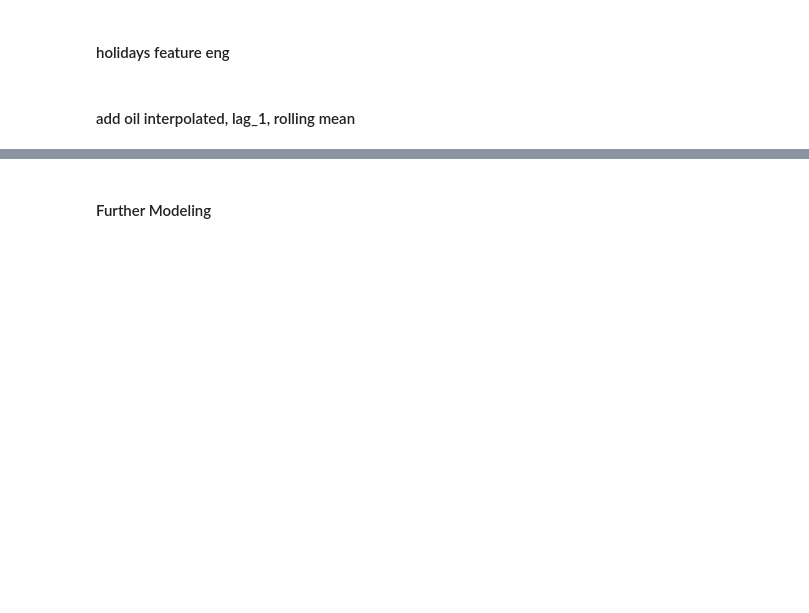
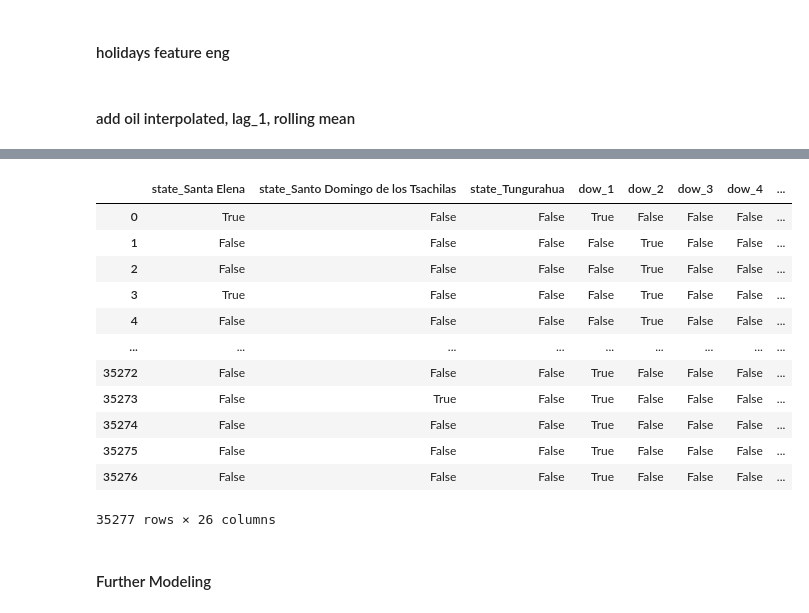
Before and after one commit to coryleroy1/Store-Sales, a Jupyter notebook: Feature Engineering/Feature Engineering.ipynb, the cells around one changed output, grey strips where cells are left out. Cells and saved outputs as stored; diff of their text form; code cells hidden in the pictures; blank space fills up the shorter version.

```diff
--- a/Feature Engineering/Feature Engineering.ipynb
+++ b/Feature Engineering/Feature Engineering.ipynb
@@ -186,3 +227,19 @@ aggregated_df_ols_dummies = add_lag_rolling(aggregated_df_ols_dummies)
+# %%
+aggregated_df_ols_dummies.iloc[:, 140:]
+# %% [output]
+|  | state_Santa Elena | state_Santo Domingo de los Tsachilas | state_Tungurahua | dow_1 | dow_2 | dow_3 | dow_4 | ... |
+| 0 | True | False | False | True | False | False | False | ... |
+| 1 | False | False | False | False | True | False | False | ... |
+| 2 | False | False | False | False | True | False | False | ... |
+| 3 | True | False | False | False | True | False | False | ... |
+| 4 | False | False | False | False | True | False | False | ... |
+| ... | ... | ... | ... | ... | ... | ... | ... | ... |
+| 35272 | False | False | False | True | False | False | False | ... |
+| 35273 | False | True | False | True | False | False | False | ... |
+| 35274 | False | False | False | True | False | False | False | ... |
+| 35275 | False | False | False | True | False | False | False | ... |
+| 35276 | False | False | False | True | False | False | False | ... |
+35277 rows × 26 columns
 # %% [markdown]
 #### Further Modeling ####
 # %%
```
Also changed, not shown: parts of 33 cells of this notebook, 2 other files.
